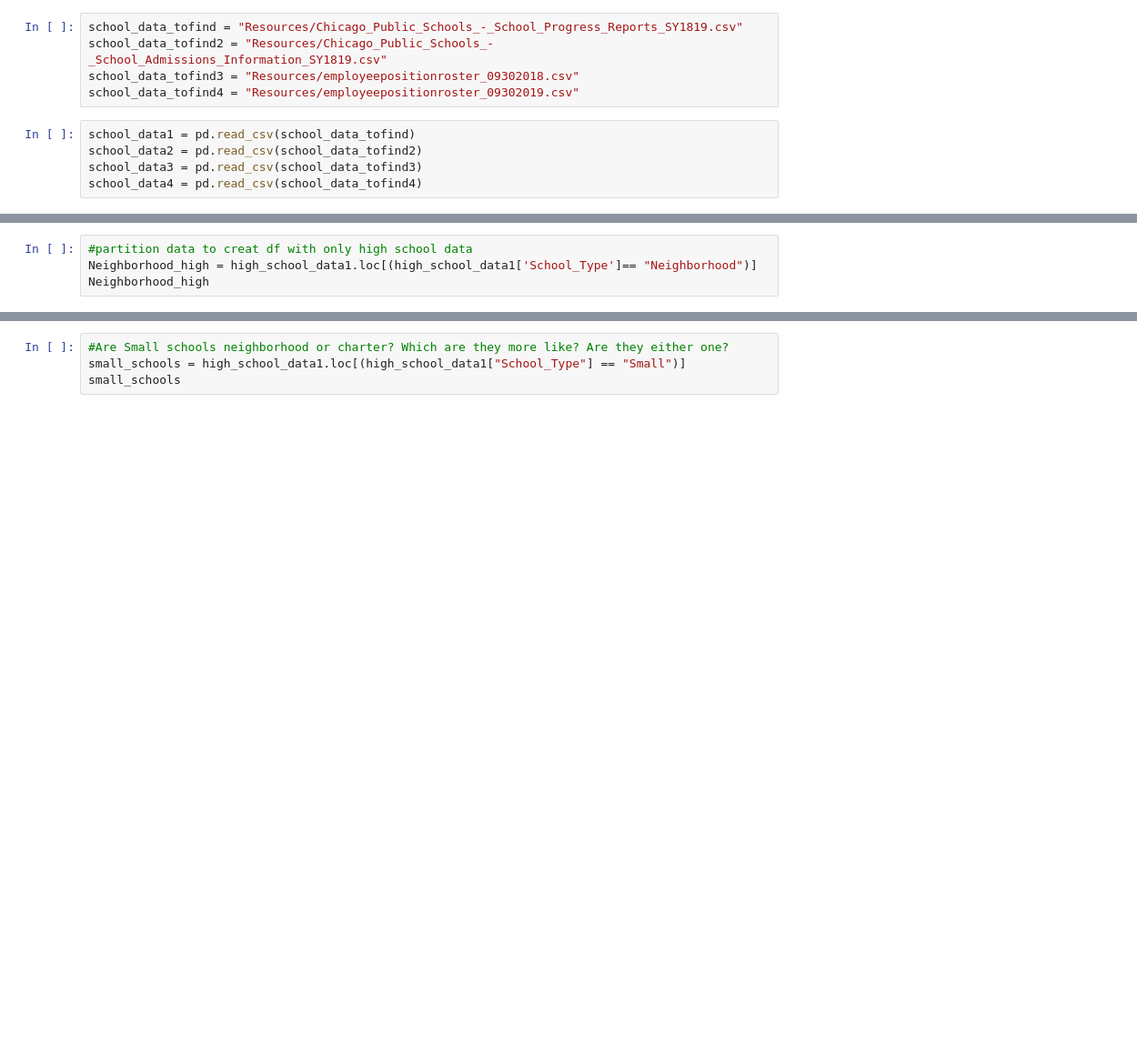
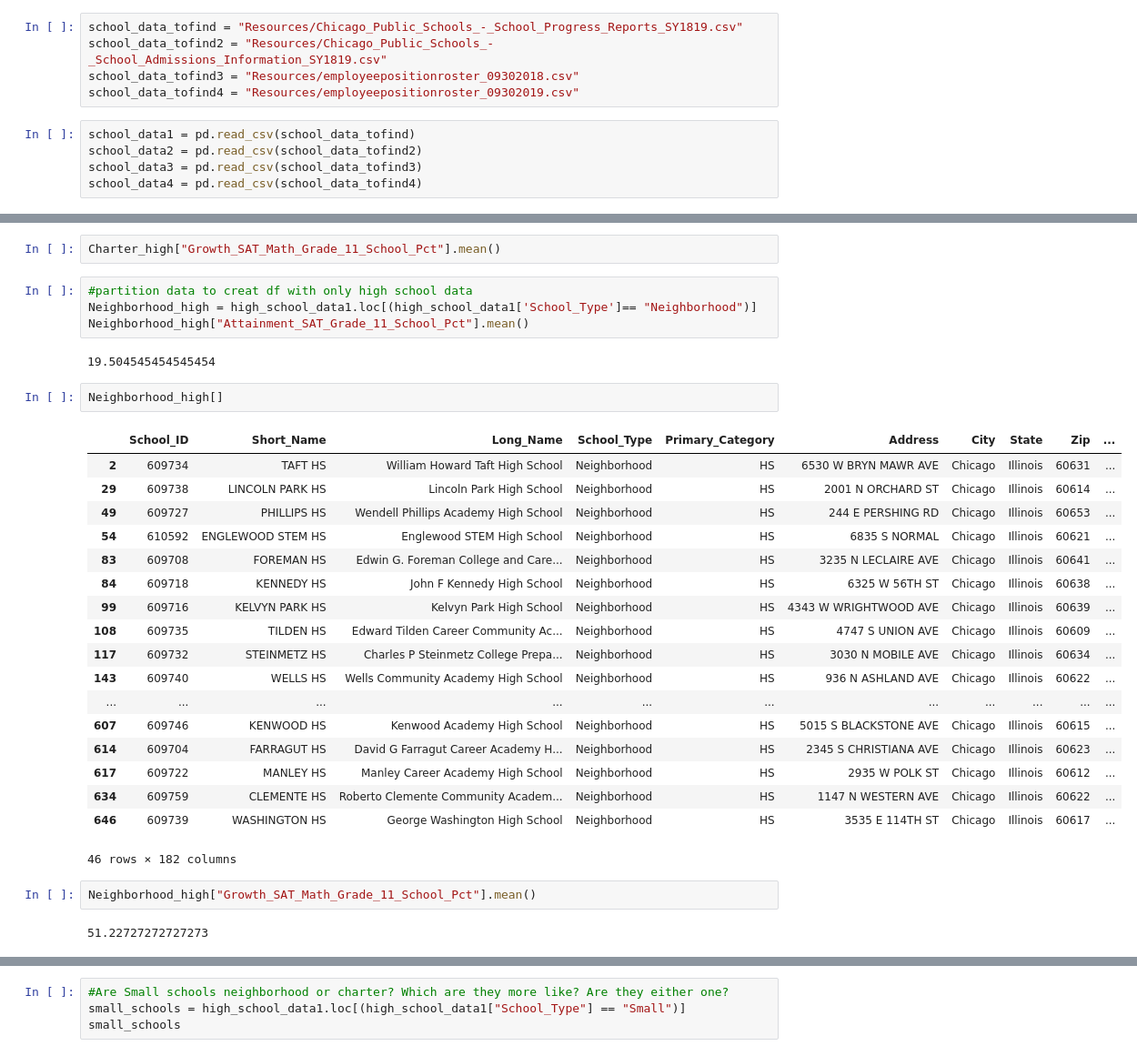
Before and after one commit to RiverJAM/CPS_Data_Analysis, a Jupyter notebook: GP1.ipynb, the cells around one changed output, grey strips where cells are left out. Shown at 91% size. Cells and saved outputs as stored; diff of their text form; blank space fills up the shorter version.

Commit message:
school lists

```diff
--- a/GP1.ipynb
+++ b/GP1.ipynb
@@ -78,7 +68,36 @@ Charter_high
+# %%
+Charter_high["Growth_SAT_Math_Grade_11_School_Pct"].mean()
 # %%
 #partition data to creat df with only high school data
 Neighborhood_high = high_school_data1.loc[(high_school_data1['School_Type']== "Neighborhood")]
-Neighborhood_high
+Neighborhood_high["Attainment_SAT_Grade_11_School_Pct"].mean()
+# %% [output]
+19.504545454545454
+# %%
+Neighborhood_high[]
+# %% [output]
+|  | School_ID | Short_Name | Long_Name | School_Type | Primary_Category | Address | City | State | Zip | ... |
+| 2 | 609734 | TAFT HS | William Howard Taft High School | Neighborhood | HS | 6530 W BRYN MAWR AVE | Chicago | Illinois | 60631 | ... |
+| 29 | 609738 | LINCOLN PARK HS | Lincoln Park High School | Neighborhood | HS | 2001 N ORCHARD ST | Chicago | Illinois | 60614 | ... |
+| 49 | 609727 | PHILLIPS HS | Wendell Phillips Academy High School | Neighborhood | HS | 244 E PERSHING RD | Chicago | Illinois | 60653 | ... |
+| 54 | 610592 | ENGLEWOOD STEM HS | Englewood STEM High School | Neighborhood | HS | 6835 S NORMAL | Chicago | Illinois | 60621 | ... |
+| 83 | 609708 | FOREMAN HS | Edwin G. Foreman College and Care... | Neighborhood | HS | 3235 N LECLAIRE AVE | Chicago | Illinois | 60641 | ... |
+| 84 | 609718 | KENNEDY HS | John F Kennedy High School | Neighborhood | HS | 6325 W 56TH ST | Chicago | Illinois | 60638 | ... |
+| 99 | 609716 | KELVYN PARK HS | Kelvyn Park High School | Neighborhood | HS | 4343 W WRIGHTWOOD AVE | Chicago | Illinois | 60639 | ... |
+| 108 | 609735 | TILDEN HS | Edward Tilden Career Community Ac... | Neighborhood | HS | 4747 S UNION AVE | Chicago | Illinois | 60609 | ... |
+| 117 | 609732 | STEINMETZ HS | Charles P Steinmetz College Prepa... | Neighborhood | HS | 3030 N MOBILE AVE | Chicago | Illinois | 60634 | ... |
+| 143 | 609740 | WELLS HS | Wells Community Academy High School | Neighborhood | HS | 936 N ASHLAND AVE | Chicago | Illinois | 60622 | ... |
+| ... | ... | ... | ... | ... | ... | ... | ... | ... | ... | ... |
+| 607 | 609746 | KENWOOD HS | Kenwood Academy High School | Neighborhood | HS | 5015 S BLACKSTONE AVE | Chicago | Illinois | 60615 | ... |
+| 614 | 609704 | FARRAGUT HS | David G Farragut Career Academy H... | Neighborhood | HS | 2345 S CHRISTIANA AVE | Chicago | Illinois | 60623 | ... |
+| 617 | 609722 | MANLEY HS | Manley Career Academy High School | Neighborhood | HS | 2935 W POLK ST | Chicago | Illinois | 60612 | ... |
+| 634 | 609759 | CLEMENTE HS | Roberto Clemente Community Academ... | Neighborhood | HS | 1147 N WESTERN AVE | Chicago | Illinois | 60622 | ... |
+| 646 | 609739 | WASHINGTON HS | George Washington High School | Neighborhood | HS | 3535 E 114TH ST | Chicago | Illinois | 60617 | ... |
+46 rows × 182 columns
+# %%
+Neighborhood_high["Growth_SAT_Math_Grade_11_School_Pct"].mean()
+# %% [output]
+51.22727272727273
 # %%
 #partition data to creat df with only middle school data
 middle_school_data1 = school_data1.loc[(school_data1['Primary_Category']== "MS")]
```
Also changed, not shown: parts of 17 cells of this notebook.
